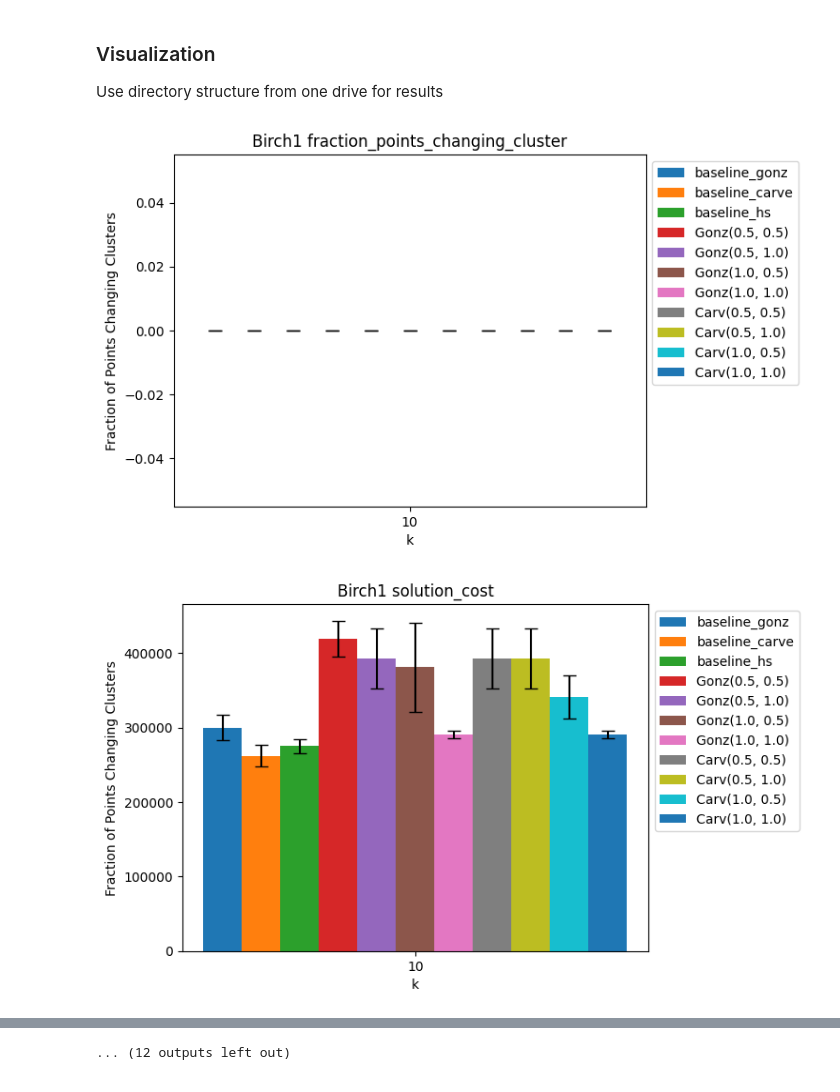
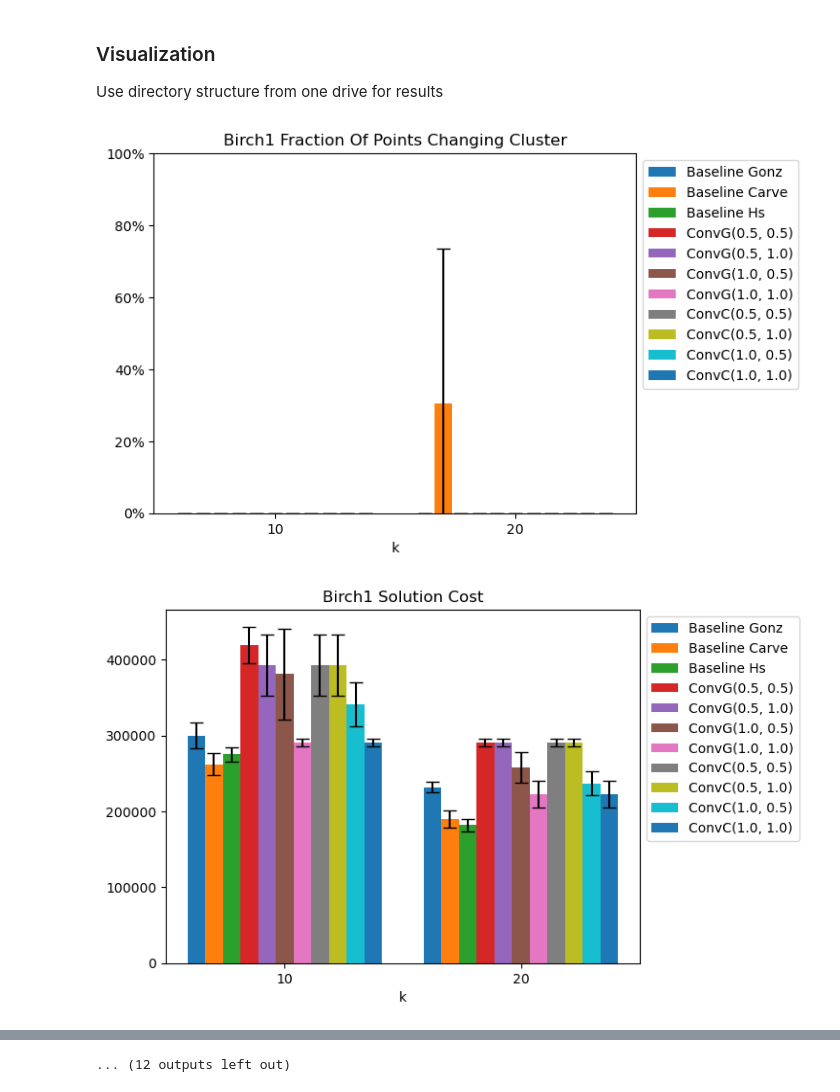
Before and after one commit to yoannalhc/comp5331-grp6, a Jupyter notebook: COMP5331_Project_refactored.ipynb, the cells around one changed output, grey strips where cells are left out. Saved outputs shown, nothing was run; the diff lists cells and outputs as text; code cells hidden in the pictures.

Commit message:
beautify results plot

```diff
--- a/COMP5331_Project_refactored.ipynb
+++ b/COMP5331_Project_refactored.ipynb
@@ -356,7 +356,6 @@ basline_set_random_seed = True
 resilient_set_random_seed = True
 # %%
 from src.evaluation import Metrics, Clustering
-from src.testing.find_pair_assignment import find_pair_assign
 from os.path import join, isdir, isfile
 from os import mkdir
 from src.datasets import *
@@ -366,9 +365,9 @@ import matplotlib.pyplot as plt
 import matplotlib.ticker as mtick
 results ={
     # dataset : k, seed, a, b (need to access resilient and baseline)
-    'Birch1': [[10],[5331,5332,5333], (0.5, 1.0), (0.5, 1.0)],
-    'Birch2': [[20],[5331,5332,5333], (0.5, 1.0), (0.5, 1.0)],
-    'Birch3': [[10],[5331,5332,5333], (0.5, 1.0), (0.5, 1.0)],
+    'Birch1': [[10, 20],[5331,5332,5333], (0.5, 1.0), (0.5, 1.0)],
+    'Birch2': [[10, 20],[5331,5332,5333], (0.5, 1.0), (0.5, 1.0)],
+    'Birch3': [[10, 20],[5331,5332,5333], (0.5, 1.0), (0.5, 1.0)],
     'Brightkite': [[50,100],[5331,5332,5333], (0.5, 1.0), (0.5, 1.0)],
     'HighDim32' : [[10,20],[5331,5332,5333], (0.5, 1.0), (0.5, 1.0)],
     'HighDim64' : [[10,20],[5331,5332,5333], (0.5, 1.0), (0.5, 1.0)],
@@ -380,15 +379,17 @@ baseline_models = ["gonz", "carve", "hs"]
 cluster_results = {}
 metric = Metrics()
 
-
-eval_path = "./results/log/"
+results_path = "./results"
+eval_path = f"./{results_path}/log/"
+if not isdir(eval_path):
+    mkdir(eval_path)
 
 for ds_name, params in results.items():
 
     cluster_result = {}
     # 1 plot for each k
-
-    if isfile(join(eval_path, f"{ds_name}_baseline_exp_result.csv")):
+    flag = False
+    if flag and isfile(join(eval_path, f"{ds_name}_baseline_exp_result.csv")):
         ds_result = pd.read_csv(join(eval_path, f"{ds_name}_baseline_exp_result.csv"))
     else:
         ds_result = pd.DataFrame() #  columns=["k", "algo", "fraction_changed", "sol_cost_1", "sol_cost_2", "num_cluster_1", "num_cluster_2"]
@@ -409,7 +410,7 @@ for ds_name, params in results.items():
 
                 if seed == None:
                     seed = "None" + "_" + str(i)
-                result_path = f"./results/baseline/{seed}/{ds_name}"
+                result_path = f"./{results_path}/baseline/{seed}/{ds_name}"
                 with open(join(result_path, f"{ds_name}_resilient_{k}_{model}_only.pickle"), 'rb') as input_file:
                     center1, cluster1, center2, cluster2 = pickle.load(input_file)
                     cluster1 = [(c[0], np.array([[c[1]]])) for c in cluster1]
@@ -440,8 +441,8 @@ for ds_name, params in results.items():
                 }])], ignore_index=True)
 
 
-            cluster_result[k][f"baseline_{model}"] = {
-                        "fraction_points_changing_cluster": [fraction_mean, fraction_std],
+            cluster_result[k][f"Baseline {model.title()}"] = {
+                        "fraction_of_points_changing_cluster": [fraction_mean, fraction_std],
                         "solution_cost": [sol_cost_mean, sol_cost_std],
                         "number_of_clusters": [num_cluster_mean, num_cluster_std]
                     }
@@ -461,7 +462,7 @@ for ds_name, params in results.items():
                     for i, seed in enumerate(loop_content):
                         if seed == None:
                             seed = "None" + "_" + str(i)
-                        result_path = f"./results/resilient_k/{seed}/{ds_name}/"
+                        result_path = f"./{results_path}/resilient_k/{seed}/{ds_name}/"
                         with open(join(result_path, f"{ds_name}_resilient_{k}_{model}({a}_{b}).pickle"), 'rb') as input_file:
                             center1, cluster1, center2, cluster2 = pickle.load(input_file)
                         fraction_changed, sol_cost, num_cluster = metric.evaluate(old_points=cluster1, old_medoids=center1, new_points=cluster2, new_medoids=center2, epsilon=0.3)
@@ -479,8 +480,8 @@ for ds_name, params in results.items():
                     sol_cost_mean, sol_cost_std = np.mean(sol_cost_result_list, axis=0), np.std(sol_cost_result_list, axis=0)
                     num_cluster_mean, num_cluster_std = np.mean(num_cluster_result_list, axis=0), np.std(num_cluster_result_list, axis=0)
 
-                    cluster_result[k][f'{model.title()}({a}, {b})'] = {
-                                "fraction_points_changing_cluster": [fraction_mean, fraction_std],
+                    cluster_result[k][f'Conv{model[0].title()}({a}, {b})'] = {
+                                "fraction_of_points_changing_cluster": [fraction_mean, fraction_std],
                                 "solution_cost": [sol_cost_mean, sol_cost_std],
                                 "number_of_clusters": [num_cluster_mean, num_cluster_std]
                             }
@@ -494,8 +495,8 @@ for ds_name, params in results.items():
                     "num_cluster_mean": num_cluster_mean,
                     "num_cluster_std": num_cluster_std
                     }])], ignore_index=True)
-
-    for key in ["fraction_points_changing_cluster", "solution_cost", "number_of_clusters"]:
+    flag = True
+    for key in ["fraction_of_points_changing_cluster", "solution_cost", "number_of_clusters"]:
         model_results_means= []
         model_results_stds = []
         model_name_list = []
@@ -513,35 +514,39 @@ for ds_name, params in results.items():
                 model_result_std.append(cluster_result[k][model][key][1])
             model_results_means.append(model_result_mean)
             model_results_stds.append(model_result_std)
         means = np.vstack(model_results_means).T
         stds = np.vstack(model_results_stds).T
 
         x = np.arange(len(cluster_result))  # the label locations
         width = 0.075  # the width of the bars
         fig = plt.figure()
         # Create bars for each set of data
         for i, (fraction, error) in enumerate(zip(means, stds)):
             plt.bar(x + i * width, fraction, width, label=model_name_list[i], yerr=error, capsize=5)
 
         # Add some text for labels, title, and custom x-axis tick labels, etc.
         plt.xlabel('k')
-        plt.ylabel('Fraction of Points Changing Clusters')
-        plt.title(f'{ds_name} {key}')
+        #plt.ylabel(f'{ds_name} {key}'.replace('_', ' ').title())
+        plt.title(f'{ds_name} {key}'.replace('_', ' ').title())
         plt.xticks(x + width * (len(model_name_list) - 1) / 2, cluster_result.keys())
         lgd = plt.legend(loc='upper left', bbox_to_anchor=(1, 1))
+        if key == "fraction_of_points_changing_cluster":
+            ax = plt.gca()
+            ax.set_ylim([0.0, 1.0])
+            ax.yaxis.set_major_formatter(mtick.PercentFormatter(1.0, decimals=0))
 
 
 
         # Show the plot
-        plot_dir = f"plots/{ds_name}/"
+        plot_dir = f"./{results_path}/plots/{ds_name}"
         if not isdir(plot_dir):
             mkdir(plot_dir)
 
 
 
         plt.savefig(join(plot_dir, f"{ds_name}_{key}.png"), bbox_extra_artists=(lgd,), bbox_inches='tight')
 
     ds_result.to_csv(join(eval_path, f"{ds_name}_exp_result.csv"), index=False)
 # %% [output]
-[figure, old version]
+[figure, new version]
-[figure, old version]
+[figure, new version]
```
Also changed, not shown: parts of 1 cell of this notebook.
